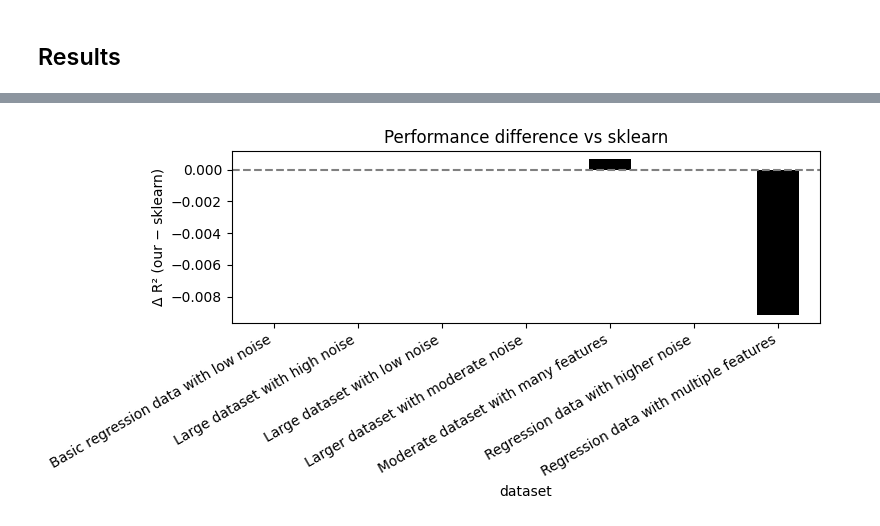
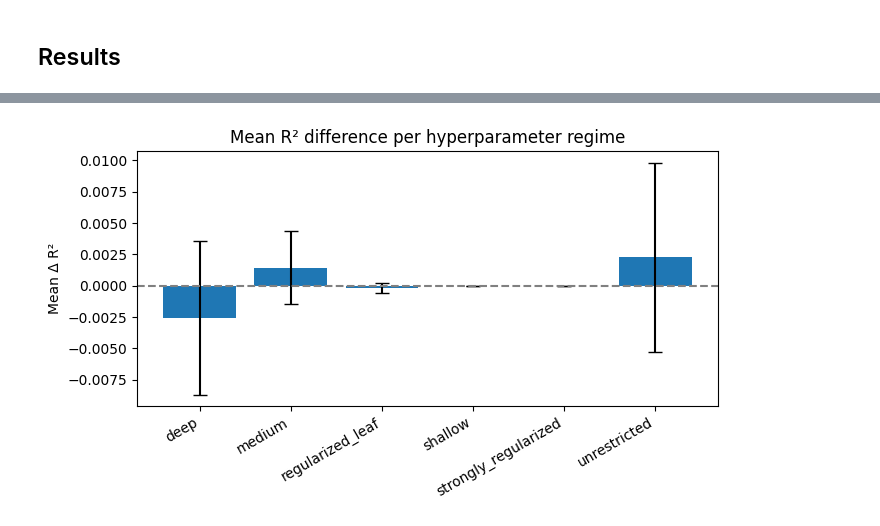
Before and after one commit to tomashobza/tuw_ml_ex2, a Jupyter notebook: regression_tree_testing.ipynb, the cells around one changed output, grey strips where cells are left out. Saved outputs shown, nothing was run; the diff lists cells and outputs as text; code cells hidden in the pictures.

```diff
--- a/regression_tree_testing.ipynb
+++ b/regression_tree_testing.ipynb
@@ -149,5 +211,20 @@ sklearn  | R²: 0.705 ± 0.028 | MSE: 8128.513 | MAE: 72.527
 ## Results
 # %%
 df = pd.DataFrame(results)
-df
+paired = (
+    df.pivot_table(
+        index=["dataset", "hyperparams"],
+        columns="model",
+        values=["r2_mean", "mse_mean", "mae_mean"]
+    )
+)
+
+paired.columns = ["_".join(col) for col in paired.columns]
+paired = paired.reset_index()
+
+paired["r2_diff"]  = paired["r2_mean_our"]  - paired["r2_mean_sklearn"]
+paired["mse_diff"] = paired["mse_mean_our"] - paired["mse_mean_sklearn"]
+paired["mae_diff"] = paired["mae_mean_our"] - paired["mae_mean_sklearn"]
+
+paired.head()
 # %% [output]
@@ -214,14 +262,22 @@ plt.show()
 # %%
-pivot = df.pivot(index="dataset", columns="model", values="r2_mean")
-pivot["diff"] = pivot["our"] - pivot["sklearn"]
+by_hp = (
+    paired.groupby("hyperparams")["r2_diff"]
+    .agg(["mean", "std"])
+    .reset_index()
+)
 
-plt.figure(figsize=(8, 4))
-pivot["diff"].plot(kind="bar", color="black")
+plt.figure(figsize=(7, 4))
+plt.bar(
+    by_hp["hyperparams"],
+    by_hp["mean"],
+    yerr=by_hp["std"],
+    capsize=5
+)
 plt.axhline(0, linestyle="--", color="gray")
-plt.ylabel("Δ R² (our − sklearn)")
-plt.title("Performance difference vs sklearn")
+plt.ylabel("Mean Δ R²")
+plt.title("Mean R² difference per hyperparameter regime")
 plt.xticks(rotation=30, ha="right")
 plt.tight_layout()
 plt.show()
 # %% [output]
-[figure, old version]
+[figure, new version]
```
Also changed, not shown: parts of 8 cells of this notebook, 3 other files.
